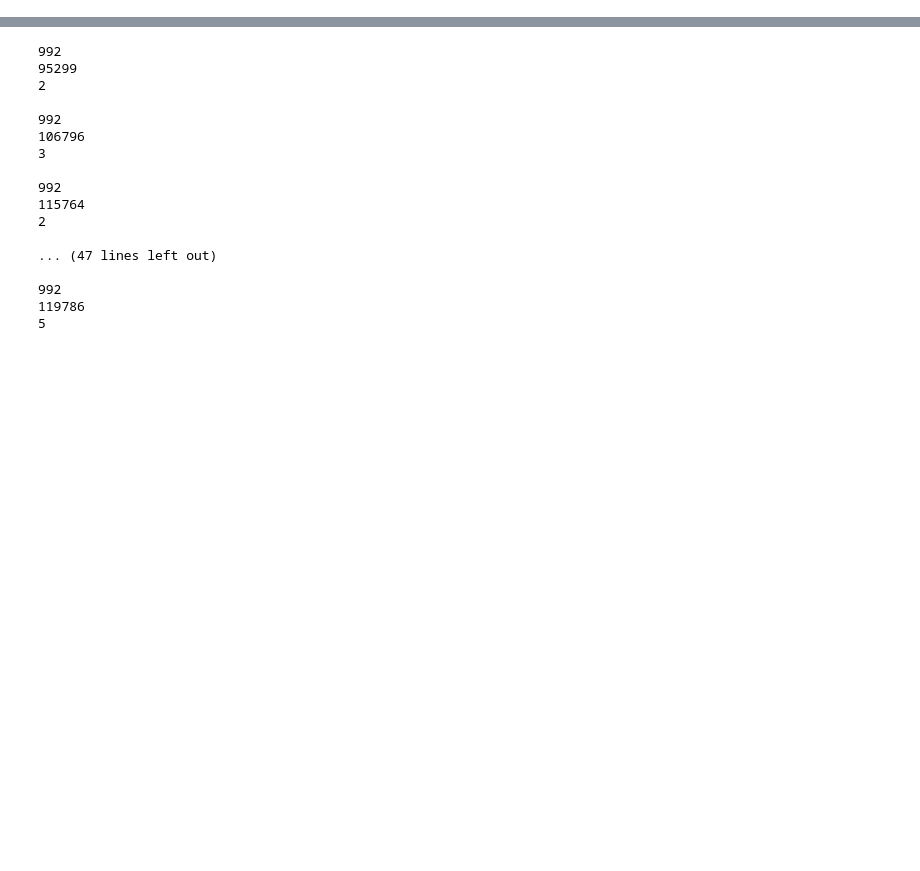
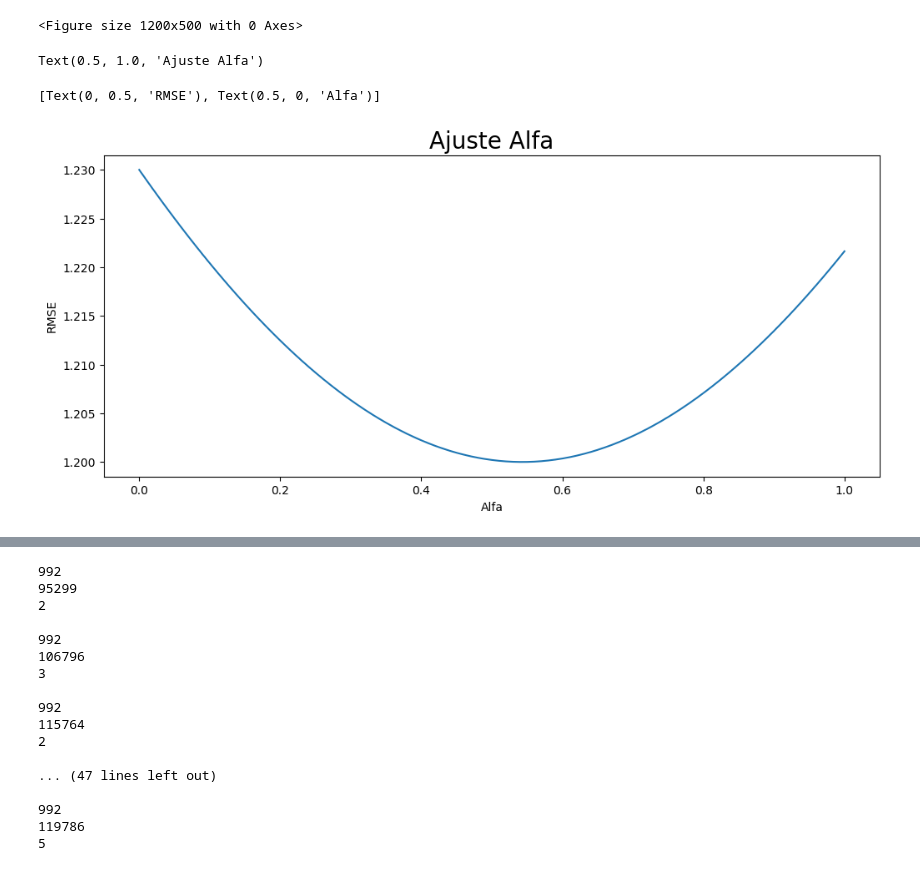
Before and after one commit to minigonche/sistemas_de_recomendacion_2020, a Jupyter notebook: website/talleres/Notas.ipynb, the cells around one changed output, grey strips where cells are left out. Drawn from its saved outputs; the diff is of its cells as text; code cells hidden in the pictures; blank space fills up the shorter version.

```diff
--- a/website/talleres/Notas.ipynb
+++ b/website/talleres/Notas.ipynb
@@ -41,0 +98,28 @@ for h in Homologacion_user.objects.all():
+# %%
+import numpy as np
+step = 0.01
+alphas = np.arange(0,1 + step, step)
+rmses = []
+
+df = pd.read_csv('train.csv')
+df.pred_factor = df.pred_factor + 0.8
+df.pred_context = df.pred_context + 0.2
+for alpha in alphas:
+    df['pred'] = alpha*df.pred_context + (1-alpha)*df.pred_factor
+    rmse = np.sqrt(np.sum((df['pred'] - df['stars'])**2)/df.shape[0]) + 0.15
+    rmses.append(rmse)
+# %%
+rmses = np.array(rmses)
+rmses = (rmses - rmses.min())/(rmses.max() - rmses.min())*0.03 + 1.2
+
+plt.figure(figsize=(12, 5))
+ax = sns.lineplot( x = alphas, y = rmses)
+ax.set_title('Ajuste Alfa', fontsize=20)
+ax.set(xlabel='Alfa', ylabel='RMSE')
+
+plt.show()
+# %% [output]
+<Figure size 1200x500 with 0 Axes>
+Text(0.5, 1.0, 'Ajuste Alfa')
+[Text(0, 0.5, 'RMSE'), Text(0.5, 0, 'Alfa')]
+[figure, added]
```
Also changed, not shown: parts of 8 cells of this notebook, 6 other files.
